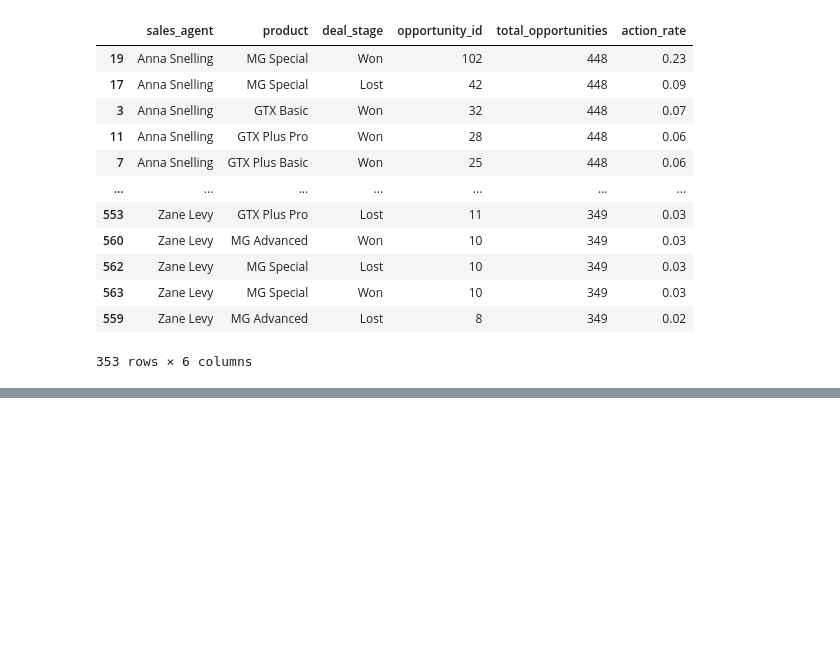
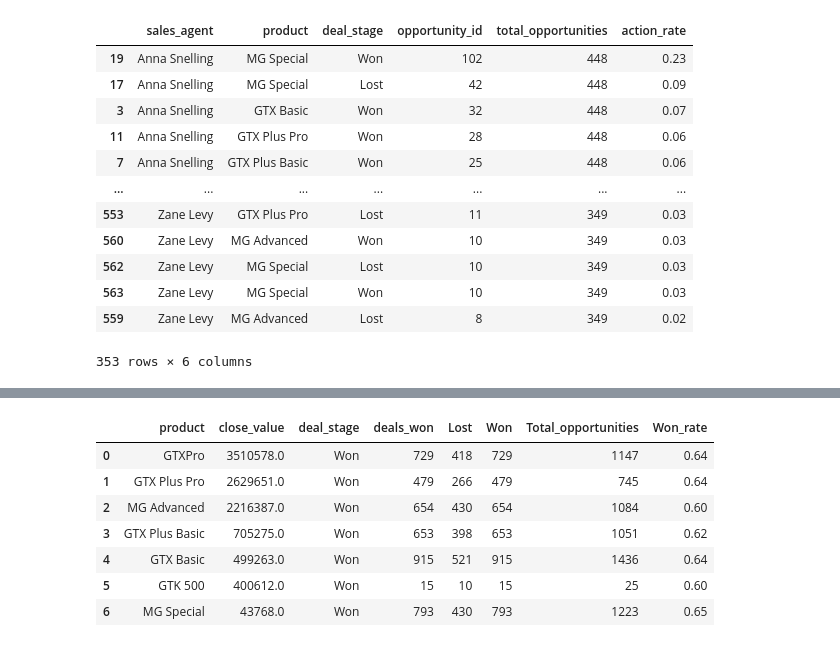
Before and after one commit to SuyogPatgave/Python_Codes-Projects, a Jupyter notebook: CRM_Project.ipynb, the cells around one changed output, grey strips where cells are left out. Saved outputs shown, nothing was run; the diff lists cells and outputs as text; code cells hidden in the pictures; blank space fills up the shorter version.

```diff
--- a/CRM_Project.ipynb
+++ b/CRM_Project.ipynb
@@ -1053,0 +1066,34 @@ resultc_wl
+# %%
+#Based on products, who is the best seller?
+
+#First getting the total closed value for each product, and the number of units sold
+resultd1 = sales_pipe.groupby(['product'])['close_value'].sum().reset_index()
+resultd1 = resultd1.sort_values(by='close_value', ascending=False)
+print(f"Total Revenue generated by selling each product in the line up:\n\n{resultd1}")
+
+resultd2 = (sales_pipe[sales_pipe['deal_stage'] == "Won"].groupby(['product', 'deal_stage']).size().reset_index(name='deals_won'))
+resultd2 = resultd2.sort_values(by='deals_won', ascending=False)
+print(f"\n\n\nTotal number of units sold a.k.a deals won:\n\n{resultd2}")
+
+resultd3 = pd.merge(resultd1, resultd2, on='product', how='left')
+print(f"\n\n\nMerging Total Revenue and Total Units Sold:\n\n{resultd3}")
+
+#Total number of deals for each product
+
+resultd4 = sales_pipe[sales_pipe['deal_stage'].isin(['Won', 'Lost'])].groupby('product')['opportunity_id'].count().reset_index()
+resultd4 = resultd4.sort_values(by='opportunity_id', ascending=False)
+print(f"\n\n\nTotal Number of opportunities Won and Lost for each product:\n\n{resultd4}")
+
+#Just for reference, how many won and lost for each prooduct
+resultd5 = sales_pipe[sales_pipe['deal_stage'].isin(['Won', 'Lost'])]
+resultd5 = resultd5.groupby(['product', 'deal_stage'])['opportunity_id'].count().reset_index()
+resultd5['total_units'] = resultd5.groupby('product')['opportunity_id'].transform('sum')
+resultd5 = resultd5.pivot_table(
+    index = 'product',
+    columns='deal_stage',
+    values='opportunity_id'
+).reset_index()
+resultd5['Total_opportunities'] = resultd5['Won'] + resultd5['Lost']
+resultd5['Won_rate'] = (resultd5['Won']/resultd5['Total_opportunities']).round(2)
+resultd5 = resultd5.sort_values(by='Total_opportunities', ascending=False)
+print(f"\n\n {resultd5}")
@@ -1053,0 +1118,15 @@ resultc_wl
+# %%
+resultd6 = pd.merge(resultd3, resultd5, on = 'product', how='left')
+convt_to_int = ['Won', 'Lost', 'Total_opportunities']
+for col in convt_to_int:
+    resultd6[col] = resultd6[col].astype(int)
+resultd6
+# %% [output]
+|  | product | close_value | deal_stage | deals_won | Lost | Won | Total_opportunities | Won_rate |
+| 0 | GTXPro | 3510578.0 | Won | 729 | 418 | 729 | 1147 | 0.64 |
+| 1 | GTX Plus Pro | 2629651.0 | Won | 479 | 266 | 479 | 745 | 0.64 |
+| 2 | MG Advanced | 2216387.0 | Won | 654 | 430 | 654 | 1084 | 0.60 |
+| 3 | GTX Plus Basic | 705275.0 | Won | 653 | 398 | 653 | 1051 | 0.62 |
+| 4 | GTX Basic | 499263.0 | Won | 915 | 521 | 915 | 1436 | 0.64 |
+| 5 | GTK 500 | 400612.0 | Won | 15 | 10 | 15 | 25 | 0.60 |
+| 6 | MG Special | 43768.0 | Won | 793 | 430 | 793 | 1223 | 0.65 |
```
Also changed, not shown: parts of 7 cells of this notebook.
